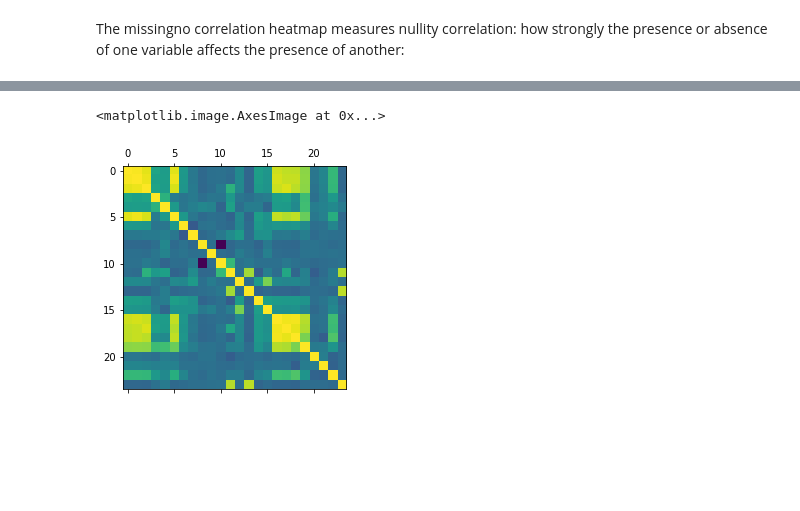
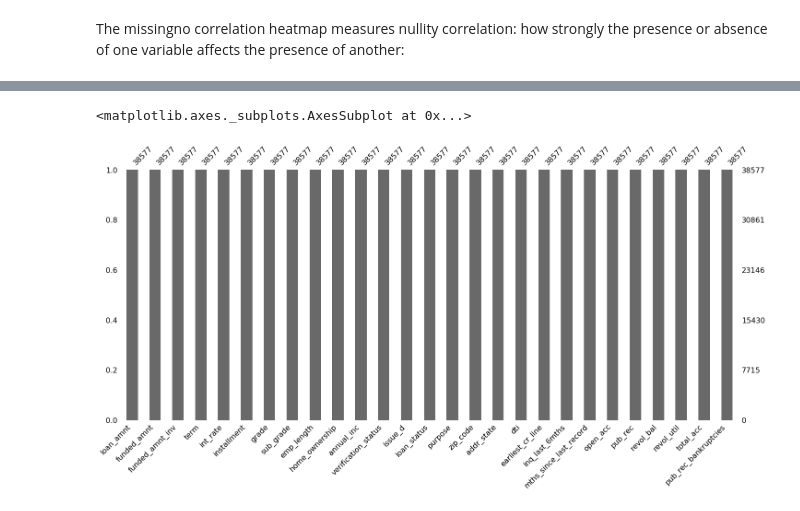
Before and after one commit to saneshashank/course2-GP1, a Jupyter notebook: loan_EDA.ipynb, the cells around one changed output, grey strips where cells are left out. Cells and saved outputs as stored; diff of their text form; code cells hidden in the pictures; blank space fills up the shorter version.

```diff
--- a/loan_EDA.ipynb
+++ b/loan_EDA.ipynb
@@ -310,9 +252,11 @@ msno.heatmap(loan_df)
+# %%
+# Impute missing values
+values = {'emp_length': 'NA', 'revol_util': 0, 'mths_since_last_record': -1, 'pub_rec_bankruptcies':0}
+loan_df.fillna(value=values, inplace = True)
+msno.bar(loan_df)
+# %% [output]
+<matplotlib.axes._subplots.AxesSubplot at 0x...>
+[figure, added]
 # %%
 # writing load data frame with reduced columns in a csv
 loan_df.to_csv('loan_df_reduced.csv')
-# %%
-# Will delete from final
-plt.matshow(loan_df.corr())
-# %% [output]
-<matplotlib.image.AxesImage at 0x...>
-[figure, removed]
```
Also changed, not shown: parts of 25 cells of this notebook.
